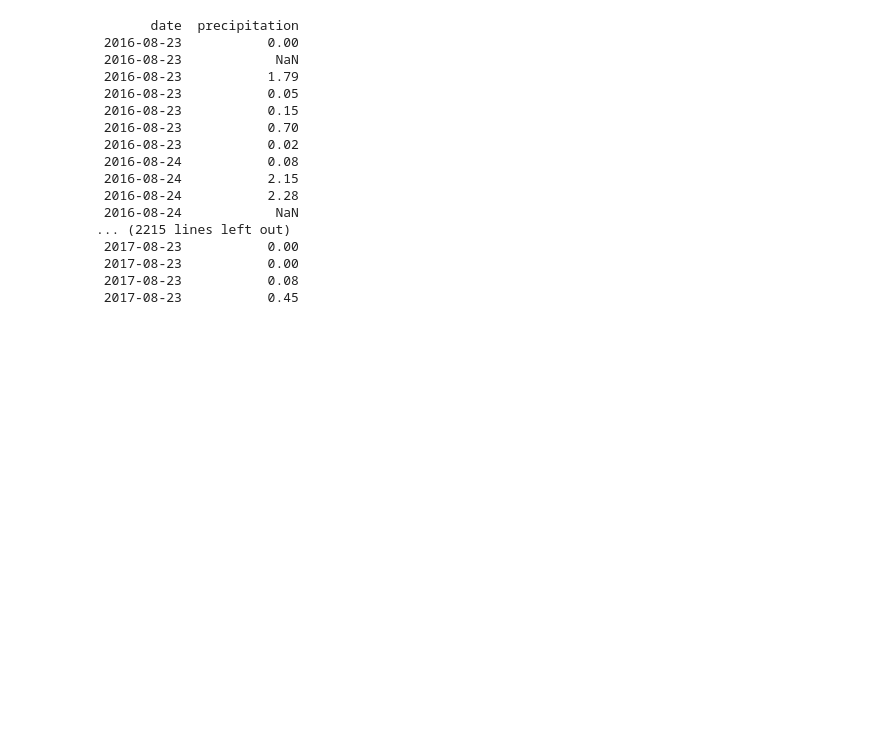
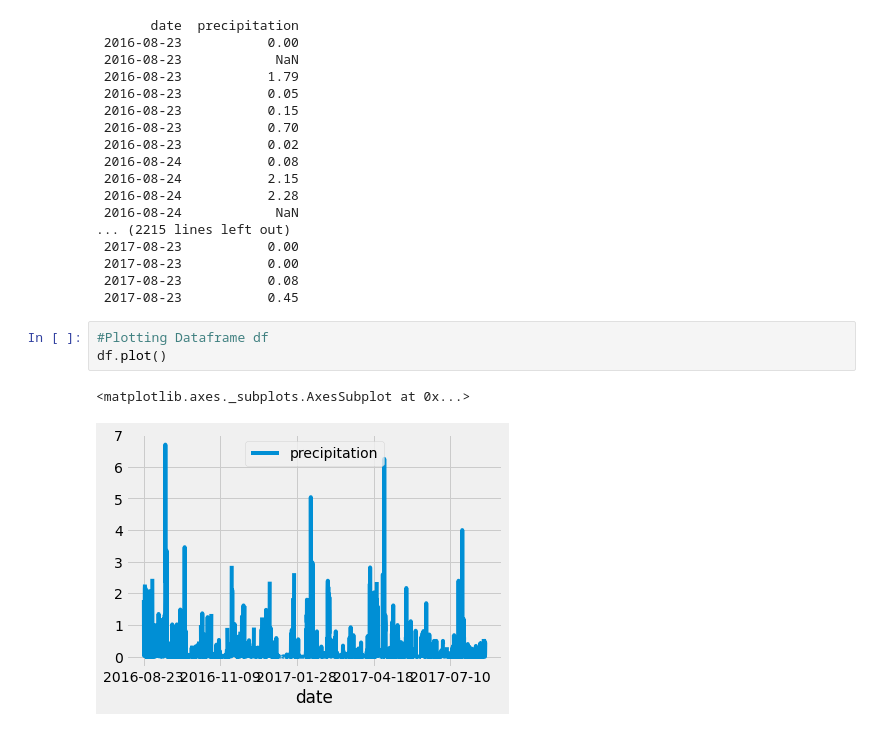
Before and after one commit to jricebae19/surfs_up, a Jupyter notebook: climate_analysis.ipynb, the cells around one changed output. Drawn from its saved outputs; the diff is of its cells as text; blank space fills up the shorter version.

```diff
--- a/climate_analysis.ipynb
+++ b/climate_analysis.ipynb
@@ -129,3 +129,9 @@ print(df.to_string(index=False))
  2017-08-23           0.00
  2017-08-23           0.08
  2017-08-23           0.45
+# %%
+#Plotting Dataframe df
+df.plot()
+# %% [output]
+<matplotlib.axes._subplots.AxesSubplot at 0x...>
+[figure, added]
```
